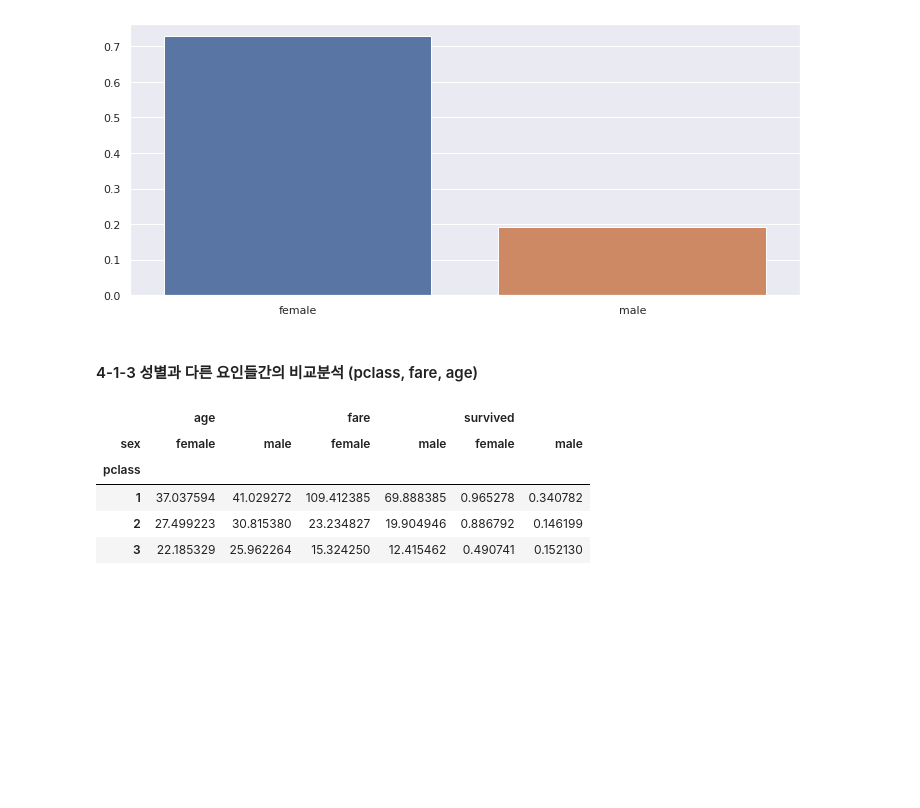
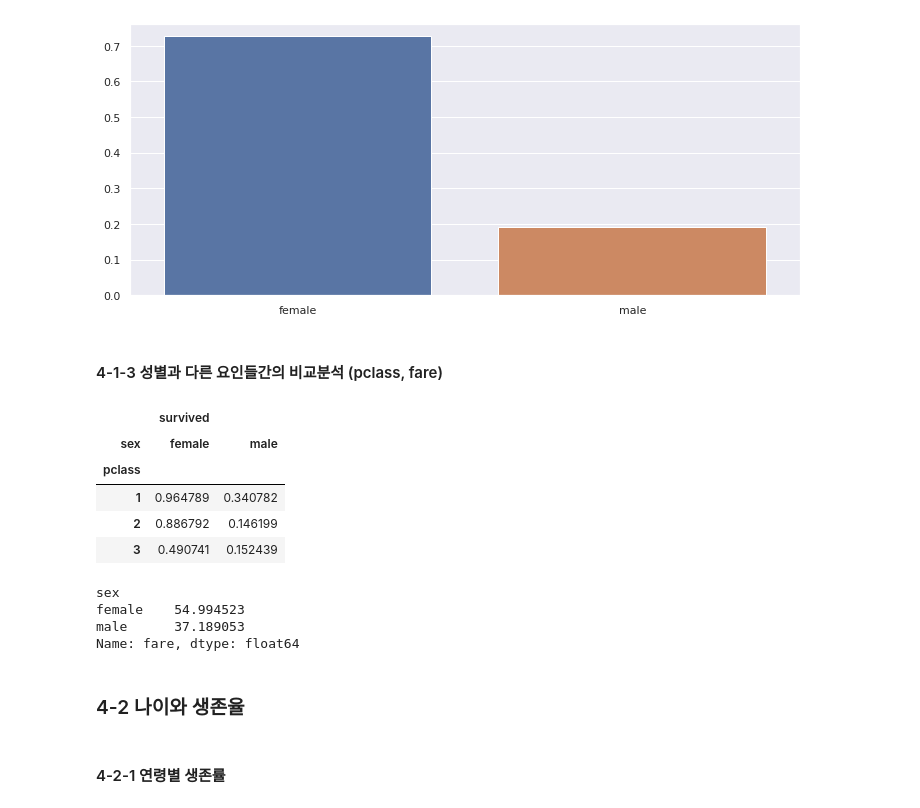
Before and after one commit to y001003/yeardream, a Jupyter notebook: project/python_advance/Titanic_EDA.ipynb, the cells around one changed output. Saved outputs shown, nothing was run; the diff lists cells and outputs as text; code cells hidden in the pictures; blank space fills up the shorter version.

```diff
--- a/project/python_advance/Titanic_EDA.ipynb
+++ b/project/python_advance/Titanic_EDA.ipynb
@@ -78,0 +127,5 @@ memory usage: 143.3+ KB
+# %%
+df['age'].fillna(df['age'].mean(),inplace=True) # age 평균 대체 29.88
+df.drop(df.index[df['fare'].isnull()], inplace=True) # fare 결측치 제거
+df.drop(df.index[df['embarked'].isnull()], inplace=True) # embarked 결측치 제거
+df.drop(['cabin', 'boat', 'body', 'home.dest'],axis=1, inplace=True)
@@ -146,14 +229,30 @@ sns.barplot(x=df['sex'].unique(),y=sex_sur)
 <matplotlib.axes._subplots.AxesSubplot at 0x...>
 [figure]
 # %% [markdown]
-#### 4-1-3 성별과 다른 요인들간의 비교분석 (pclass, fare, age)
+#### 4-1-3 성별과 다른 요인들간의 비교분석 (pclass, fare)
 # %%
 df['sex'].groupby(df['pclass']).count()
-pd.pivot_table(data=df,index='pclass',columns='sex',aggfunc = 'mean')[['age','fare','survived']]
+# 클래스별 남녀 생존률
+pd.pivot_table(data=df,index='pclass',columns='sex',aggfunc = 'mean')[['survived']] #[['age','fare','survived']]
 # %% [output]
-|  | age |  | fare |  | survived |  |
-| sex | female | male | female | male | female | male |
-| pclass |  |  |  |  |  |  |
-| 1 | 37.037594 | 41.029272 | 109.412385 | 69.888385 | 0.965278 | 0.340782 |
-| 2 | 27.499223 | 30.815380 | 23.234827 | 19.904946 | 0.886792 | 0.146199 |
-| 3 | 22.185329 | 25.962264 | 15.324250 | 12.415462 | 0.490741 | 0.152130 |
+|  | survived |  |
+| sex | female | male |
+| pclass |  |  |
+| 1 | 0.964789 | 0.340782 |
+| 2 | 0.886792 | 0.146199 |
+| 3 | 0.490741 | 0.152439 |
+# %%
+df.loc[df['sex']=='male','fare'].mean()
+df['fare'].groupby(df['sex']).mean()
+
+# 생존자의 남녀 평균 fare
+df.loc[df['survived']==1,:]['fare'].groupby(df['sex']).mean()
+# %% [output]
+sex
+female    54.994523
+male      37.189053
+Name: fare, dtype: float64
+# %% [markdown]
+### 4-2 나이와 생존율
+# %% [markdown]
+#### 4-2-1 연령별 생존률
```
Also changed, not shown: parts of 27 cells of this notebook.
